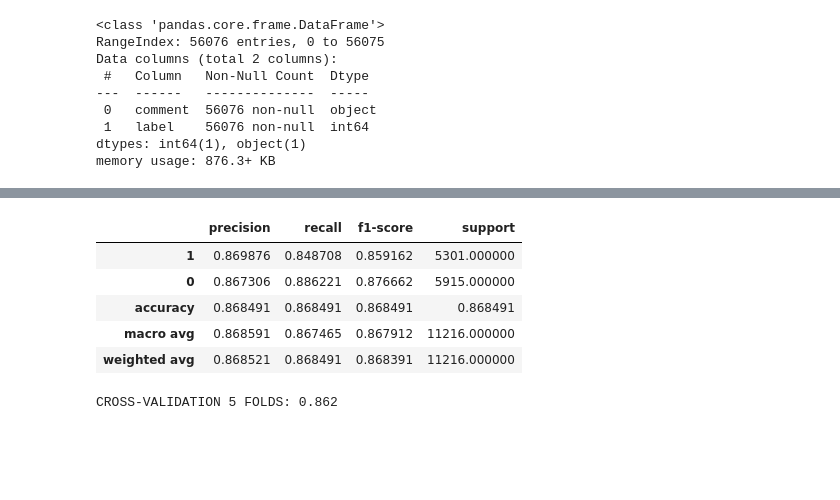
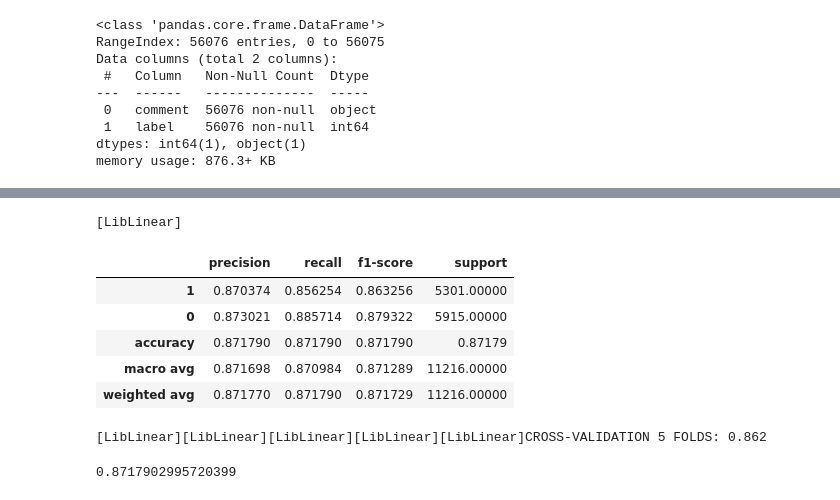
Before and after one commit to XuanTungBui/Sentiment_Analysis, a Jupyter notebook: sentiment_analysis.ipynb, the cells around one changed output, grey strips where cells are left out. Cells and saved outputs as stored; diff of their text form; code cells hidden in the pictures; blank space fills up the shorter version.

```diff
--- a/sentiment_analysis.ipynb
+++ b/sentiment_analysis.ipynb
@@ -24,6 +24,8 @@ warnings.filterwarnings('ignore')
 # df.to_csv('dataset.csv',index=False)
 # %%
 # df.isnull().sum()
+# %%
+pd.set_option('display.max_colwidth', None)
 # %%
 df = pd.read_csv('dataset.csv')
 df.info()
@@ -52,27 +52,33 @@ stop_words = (u'rằng',u'thì',u'là',u'mà',u'và')
 # %%
 steps = []
-steps.append(('CountVectorizer', CountVectorizer(ngram_range=(1,3), stop_words=stop_words, min_df=1)))
+steps.append(('CountVectorizer', CountVectorizer(ngram_range=(1,2), min_df=1)))
 steps.append(('tfidf', TfidfTransformer(use_idf=True, sublinear_tf = True, norm='l2', smooth_idf=True)))
-steps.append(('model', LinearSVC(fit_intercept = False,multi_class='crammer_singer', C=0.5)))
+steps.append(('model',LinearSVC(fit_intercept = True, multi_class='crammer_singer', C=0.2175, verbose=True)))
 
 clf = Pipeline(steps)
 clf.fit(X_train, y_train)
 y_pred = clf.predict(X_test)
 
 #REPORT
 report = metrics.classification_report(y_test, y_pred, labels=[1,0], digits=3, output_dict=True)
 df_report = pd.DataFrame(report).transpose()
 df_report
 # %% [output]
+[LibLinear]
 |  | precision | recall | f1-score | support |
-| 1 | 0.869876 | 0.848708 | 0.859162 | 5301.000000 |
-| 0 | 0.867306 | 0.886221 | 0.876662 | 5915.000000 |
-| accuracy | 0.868491 | 0.868491 | 0.868491 | 0.868491 |
-| macro avg | 0.868591 | 0.867465 | 0.867912 | 11216.000000 |
-| weighted avg | 0.868521 | 0.868491 | 0.868391 | 11216.000000 |
+| 1 | 0.870374 | 0.856254 | 0.863256 | 5301.00000 |
+| 0 | 0.873021 | 0.885714 | 0.879322 | 5915.00000 |
+| accuracy | 0.871790 | 0.871790 | 0.871790 | 0.87179 |
+| macro avg | 0.871698 | 0.870984 | 0.871289 | 11216.00000 |
+| weighted avg | 0.871770 | 0.871790 | 0.871729 | 11216.00000 |
 # %%
 # CROSS VALIDATION
 cross_score = cross_val_score(clf, X_train,y_train, cv=5)
 print("CROSS-VALIDATION 5 FOLDS: %0.3f" % (cross_score.mean()))
 # %% [output]
-CROSS-VALIDATION 5 FOLDS: 0.862
+[LibLinear][LibLinear][LibLinear][LibLinear][LibLinear]CROSS-VALIDATION 5 FOLDS: 0.862
+# %%
+from sklearn.metrics import accuracy_score
+print(accuracy_score(y_test,y_pred))
+# %% [output]
+0.8717902995720399
```
Also changed, not shown: parts of 6 cells of this notebook.
